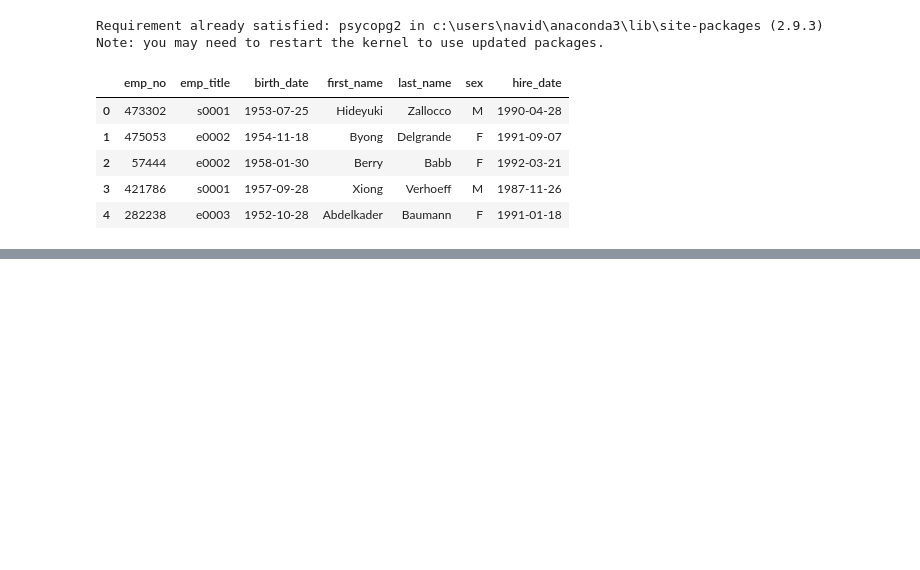
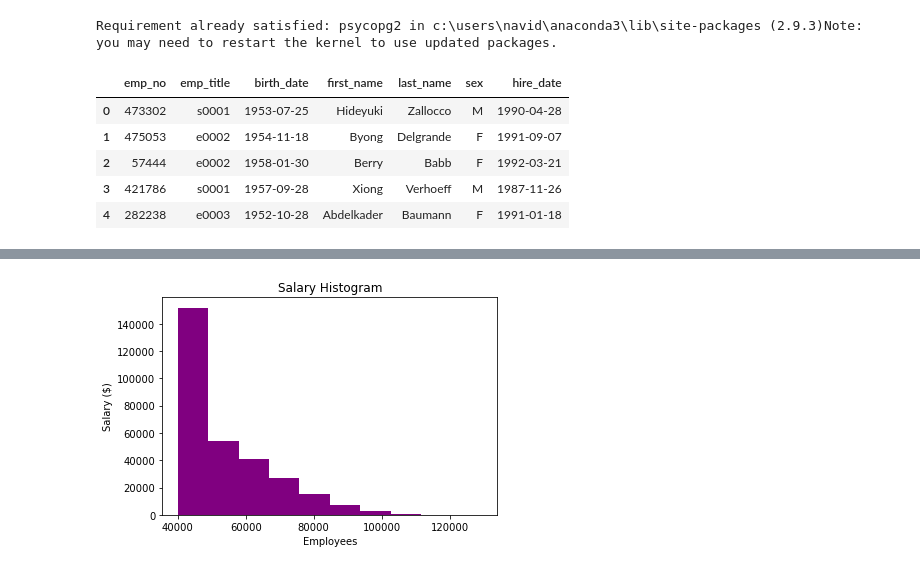
Before and after one commit to amir-motlagh/SQL-challenge, a Jupyter notebook: EmplyeeSQL/code/Bonus.ipynb, the cells around one changed output, grey strips where cells are left out. Cells and saved outputs as stored; diff of their text form; code cells hidden in the pictures; blank space fills up the shorter version.

```diff
--- a/EmplyeeSQL/code/Bonus.ipynb
+++ b/EmplyeeSQL/code/Bonus.ipynb
@@ -33,3 +32,7 @@ Employees_df.head()
 | 2 | 57444 | e0002 | 1958-01-30 | Berry | Babb | F | 1992-03-21 |
 | 3 | 421786 | s0001 | 1957-09-28 | Xiong | Verhoeff | M | 1987-11-26 |
 | 4 | 282238 | e0003 | 1952-10-28 | Abdelkader | Baumann | F | 1991-01-18 |
+# %%
+# read the employee salaries table from database and set as a dataframe
+emp_salaries_df = pd.read_sql("select * from salaries", connection)
+emp_salaries_df.head()
@@ -35,0 +46,9 @@ Employees_df.head()
+# %%
+# Create a histogram to visualize the most common salary ranges for employees
+emp_salaries_df['salary'].plot(kind='hist', color='purple')
+plt.title('Salary Histogram')
+plt.xlabel('Employees')
+plt.ylabel('Salary ($)')
+plt.show()
+# %% [output]
+[figure, added]
```
Also changed, not shown: parts of 8 cells of this notebook.
